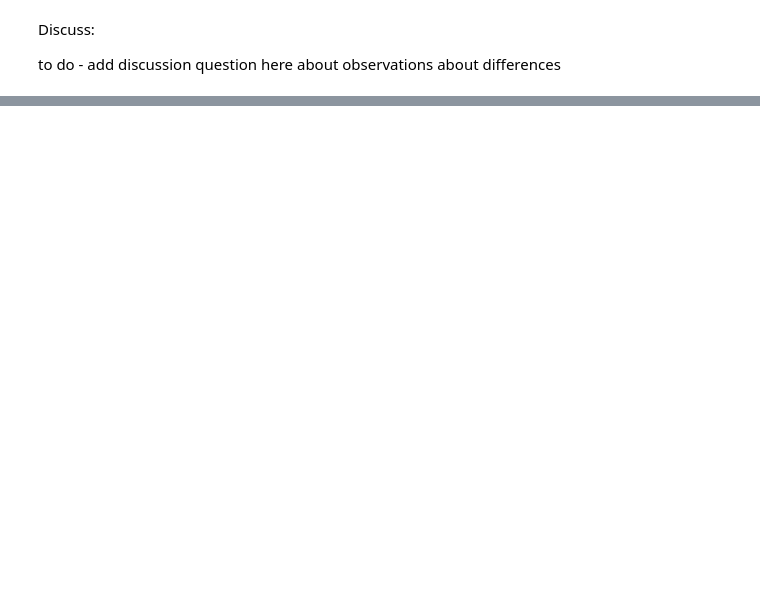
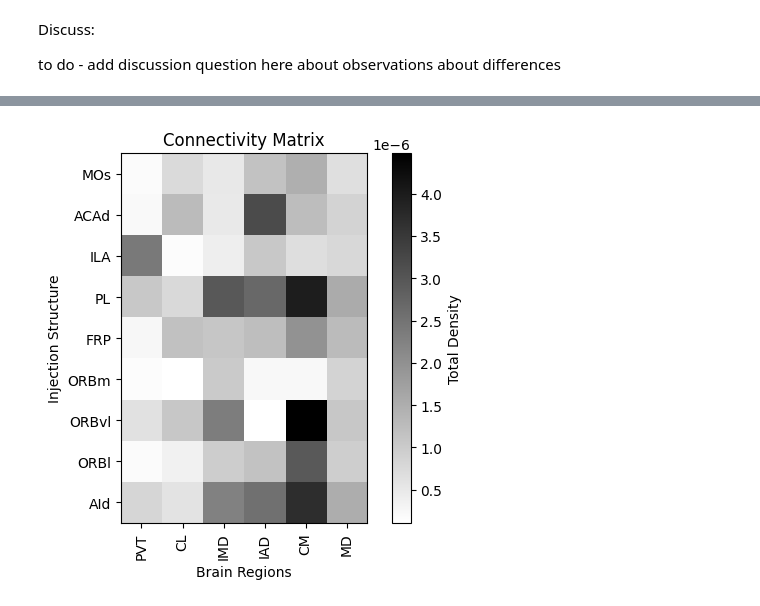
Before and after one commit to leesuyee/mesoscale-connectivity-tutorial, a Jupyter notebook: mesoscale_connectivity_coding_activity.ipynb, the cells around one changed output, grey strips where cells are left out. Cells and saved outputs as stored; diff of their text form; code cells hidden in the pictures; blank space fills up the shorter version.

Commit message:
Add cell counts data across multiple datasets

```diff
--- a/mesoscale_connectivity_coding_activity.ipynb
+++ b/mesoscale_connectivity_coding_activity.ipynb
@@ -605,0 +623,4 @@ plt.show()
+# %%
+# to do - remove virus (?) and add subject id when loading data...
+all_cell_counts = pd.read_csv("data/cell_counts_with_metadata.csv")
+all_cell_counts
@@ -606,29 +659,28 @@ plt.show()
 # %%
-# cell_counts_df = grouped_cell_counts_df
+# thalamic subregions of interest (leaf nodes)
+roiList = ["PVT", "CL", "IMD", "IAD", "CM", "MD"]
+inj_parent_list = ["MOs", "ACAd", "ILA", "PL", "FRP", "ORBm", "ORBvl", "ORBl", "AId"]
 
+# filter the df for cells within the roiList
+filtered_cell_counts_df = all_cell_counts[all_cell_counts["Acronym"].isin(roiList)]
 
+conn_mat = filtered_cell_counts_df.pivot_table(index = "inj_parent",
+                                      columns = "Acronym",
+                                      values = "Total_Density")
 
-# # thalamic subregions of interest (leaf nodes)
-# roiList = ["MD", "PT", "IAD", "PVT", "IMD", "CM", "PCN", "CL"]
-# inj_parent_list = ["MOp", "MOs", "ACAd", "ACAv", "ILA", "PL", "FRP", "ORBm", "ORBvl", "ORBl", "Alv", "Ald"]
+# reorder conn_mat based on order of inj_parent_list
+conn_mat = conn_mat.reindex(inj_parent_list)
+conn_mat = conn_mat[roiList]
 
-# # filter the df for cells within the roiList
-# filtered_cell_counts_df = cell_counts_df[cell_counts_df["Acronym"].isin(roiList)]
+# plot the connectivity matrix as a heatmap
 
-# conn_mat = filtered_cell_counts_df.pivot_table(index = "inj_parent",
-#                                       columns = "Acronym",
-#                                       values = "Total_Density")
-# # reorder conn_mat based on order of inj_parent_list
-# conn_mat = conn_mat.reindex(inj_parent_list)
-# conn_mat
-
-# # plot the connectivity matrix as a heatmap
-
-# plt.imshow(conn_mat, cmap="gray_r")
-# plt.colorbar(label="Total Density")
-# plt.xticks(ticks=range(len(conn_mat.columns)), labels=conn_mat.columns, rotation=90)
-# plt.yticks(ticks=range(len(conn_mat.index)), labels=conn_mat.index)
-# plt.title("Connectivity Matrix")
-# plt.xlabel("Brain Regions")
-# plt.ylabel("Injection Structure")
-# plt.show()
+plt.imshow(conn_mat, cmap="gray_r")
+plt.colorbar(label="Total Density")
+plt.xticks(ticks=range(len(conn_mat.columns)), labels=conn_mat.columns, rotation=90)
+plt.yticks(ticks=range(len(conn_mat.index)), labels=conn_mat.index)
+plt.title("Connectivity Matrix")
+plt.xlabel("Brain Regions")
+plt.ylabel("Injection Structure")
+plt.show()
+# %% [output]
+[figure, added]
```
Also changed, not shown: parts of 9 cells of this notebook.
